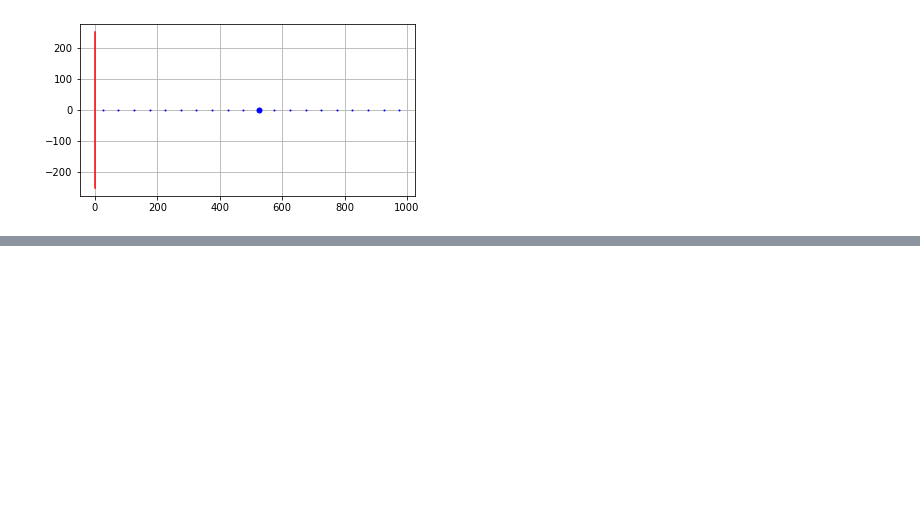
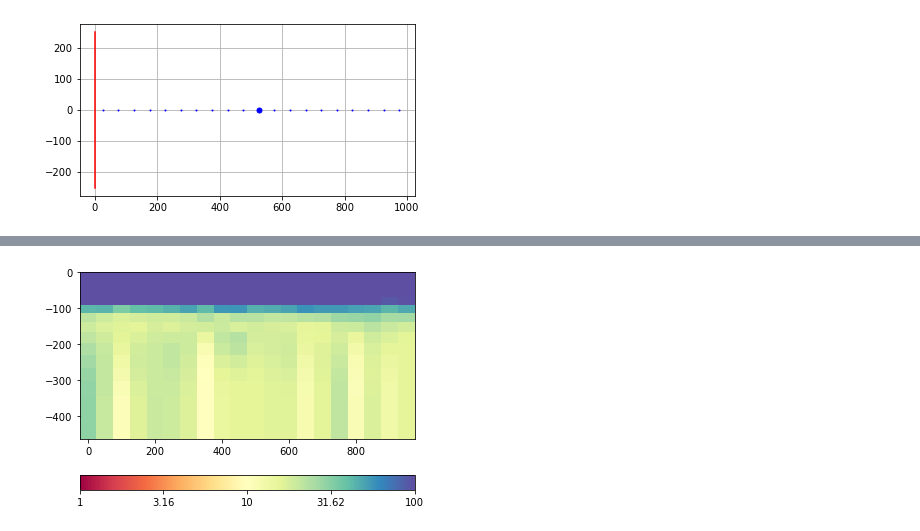
Before and after one commit to LIAG-S2/SAEM, a Jupyter notebook: examples/SimpleModelling.ipynb, the cells around one changed output, grey strips where cells are left out. Cells and saved outputs as stored; diff of their text form; code cells hidden in the pictures; blank space fills up the shorter version.

Commit message:
inversion of line

```diff
--- a/examples/SimpleModelling.ipynb
+++ b/examples/SimpleModelling.ipynb
@@ -121,0 +133,4 @@ inv.iter 4 ... chi² = 414.23 (dPhi = 0.0%) lam: 10.0
+# %%
+self.invertLine(absError=noiseLevel)
+# %% [output]
+[figure, added]
```
Also changed, not shown: parts of 12 cells of this notebook, 1 other file.
